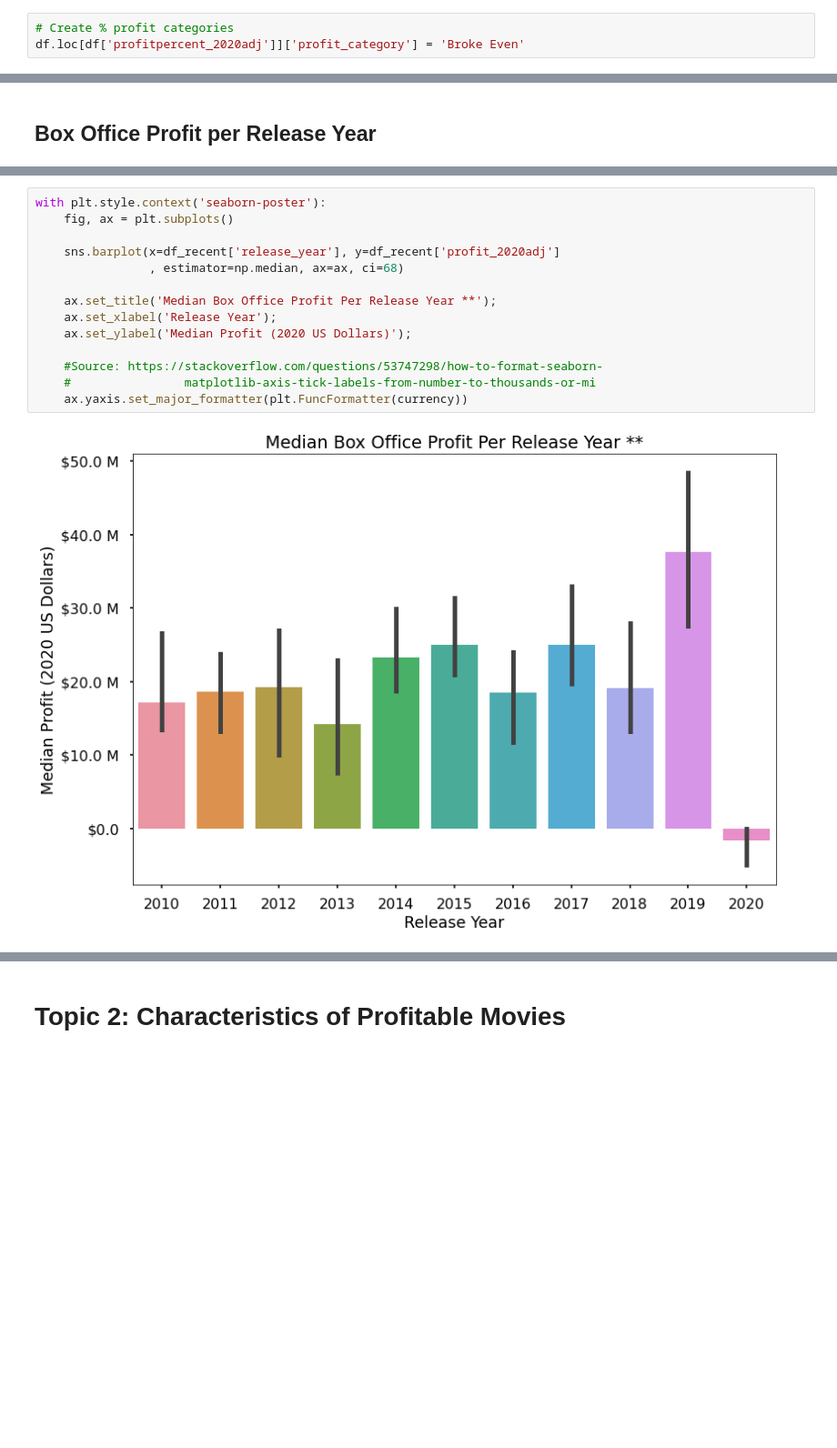
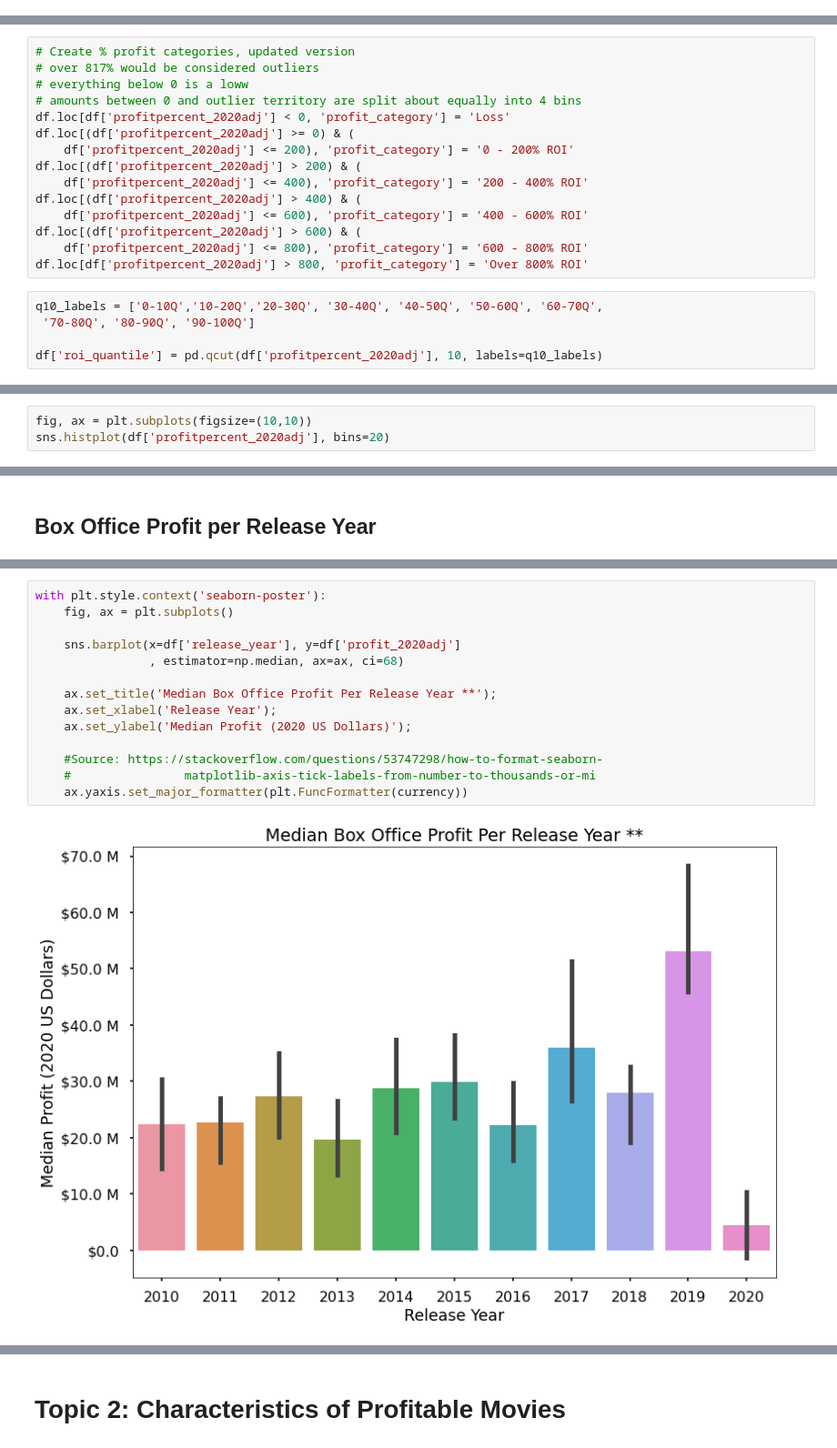
Before and after one commit to thetriggestcove/dsc-phase-1-project, a Jupyter notebook: Analysis.ipynb, the cells around one changed output, grey strips where cells are left out. Shown at 91% size. Saved outputs shown, nothing was run; the diff lists cells and outputs as text; blank space fills up the shorter version.

```diff
--- a/Analysis.ipynb
+++ b/Analysis.ipynb
@@ -191,3 +326,0 @@ Name: profitpercent_2020adj, dtype: float64
-# %%
-# Create % profit categories
-df.loc[df['profitpercent_2020adj']]['profit_category'] = 'Broke Even'
@@ -214,0 +348,20 @@ Going to limit where budget is > 10000
+# %%
+# Create % profit categories, updated version
+# over 817% would be considered outliers
+# everything below 0 is a loww
+# amounts between 0 and outlier territory are split about equally into 4 bins
+df.loc[df['profitpercent_2020adj'] < 0, 'profit_category'] = 'Loss'
+df.loc[(df['profitpercent_2020adj'] >= 0) & (
+    df['profitpercent_2020adj'] <= 200), 'profit_category'] = '0 - 200% ROI'
+df.loc[(df['profitpercent_2020adj'] > 200) & (
+    df['profitpercent_2020adj'] <= 400), 'profit_category'] = '200 - 400% ROI'
+df.loc[(df['profitpercent_2020adj'] > 400) & (
+    df['profitpercent_2020adj'] <= 600), 'profit_category'] = '400 - 600% ROI'
+df.loc[(df['profitpercent_2020adj'] > 600) & (
+    df['profitpercent_2020adj'] <= 800), 'profit_category'] = '600 - 800% ROI'
+df.loc[df['profitpercent_2020adj'] > 800, 'profit_category'] = 'Over 800% ROI'
+# %%
+q10_labels = ['0-10Q','10-20Q','20-30Q', '30-40Q', '40-50Q', '50-60Q', '60-70Q',
+ '70-80Q', '80-90Q', '90-100Q']
+
+df['roi_quantile'] = pd.qcut(df['profitpercent_2020adj'], 10, labels=q10_labels)
@@ -214,0 +383,3 @@ Going to limit where budget is > 10000
+# %%
+fig, ax = plt.subplots(figsize=(10,10))
+sns.histplot(df['profitpercent_2020adj'], bins=20)
@@ -282,19 +421,19 @@ Before the COVID-19 pandemic, box office revenues were healthy, even as original
 # %%
 with plt.style.context('seaborn-poster'):
     fig, ax = plt.subplots()
 
-    sns.barplot(x=df_recent['release_year'], y=df_recent['profit_2020adj']
+    sns.barplot(x=df['release_year'], y=df['profit_2020adj']
                 , estimator=np.median, ax=ax, ci=68)
 
     ax.set_title('Median Box Office Profit Per Release Year **');
     ax.set_xlabel('Release Year');
     ax.set_ylabel('Median Profit (2020 US Dollars)');
 
     #Source: https://stackoverflow.com/questions/53747298/how-to-format-seaborn-
     #                matplotlib-axis-tick-labels-from-number-to-thousands-or-mi
     ax.yaxis.set_major_formatter(plt.FuncFormatter(currency))
 # %% [output]
-[figure, old version]
+[figure, new version]
 # %% [markdown]
 ### Many of the most profitable movies are outliers
 
```
Also changed, not shown: parts of 101 cells of this notebook, 55 other files.
